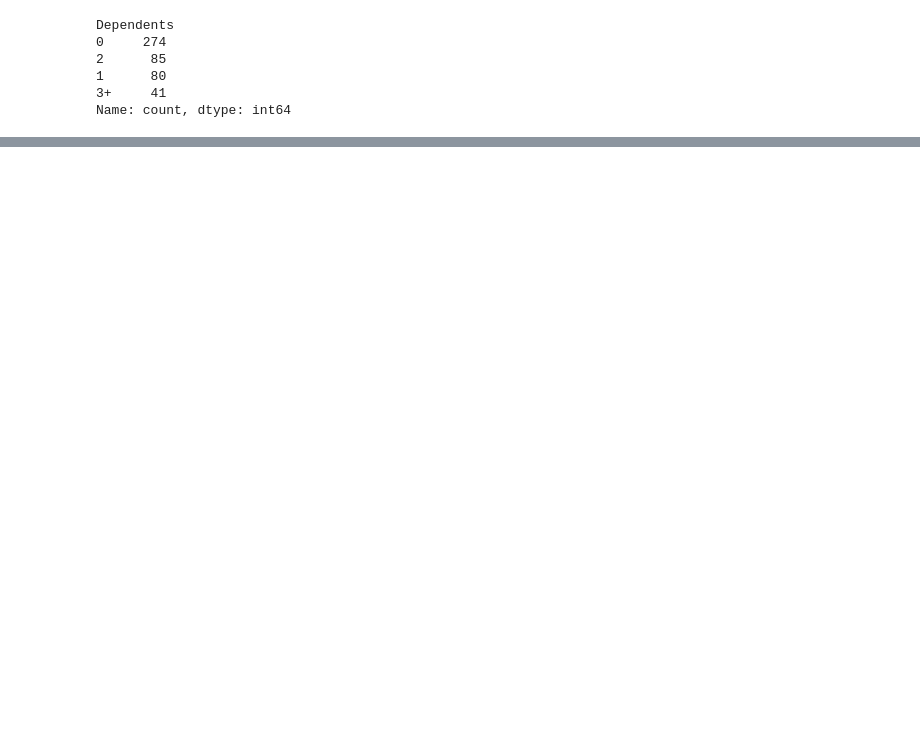
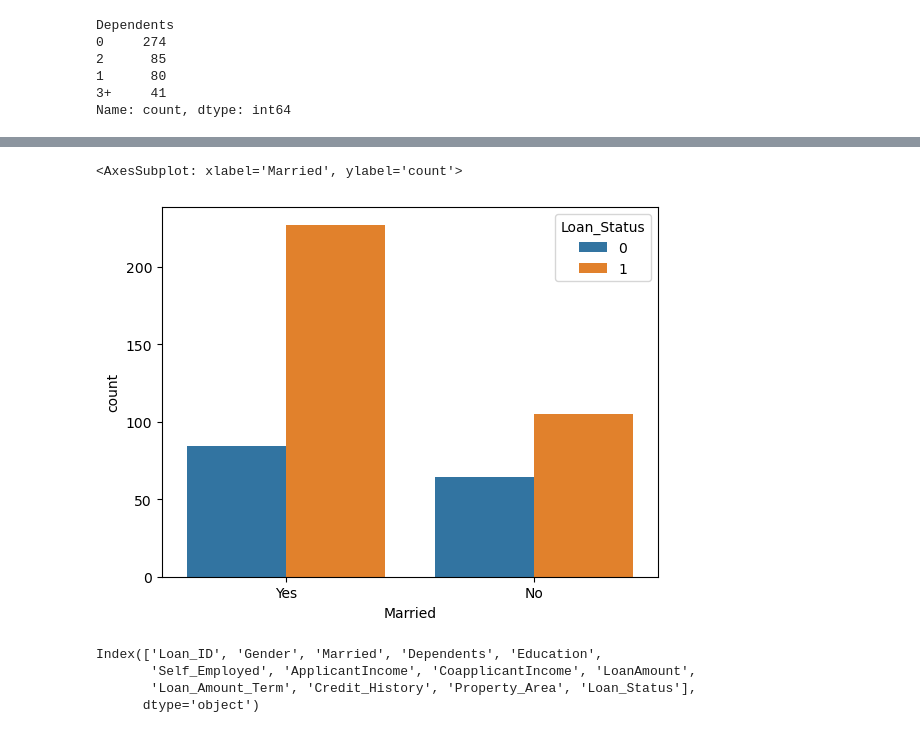
Before and after one commit to Aifedayo/Loan-Status-Prediction--SVM, a Jupyter notebook: src/notebook/loan_status_prediction.ipynb, the cells around one changed output, grey strips where cells are left out. Saved outputs shown, nothing was run; the diff lists cells and outputs as text; code cells hidden in the pictures; blank space fills up the shorter version.

```diff
--- a/src/notebook/loan_status_prediction.ipynb
+++ b/src/notebook/loan_status_prediction.ipynb
@@ -109,0 +133,12 @@ Name: count, dtype: int64
+# %%
+sns.countplot(loan_df, x='Married', hue='Loan_Status')
+# %% [output]
+<AxesSubplot: xlabel='Married', ylabel='count'>
+[figure, added]
+# %%
+loan_df.columns
+# %% [output]
+Index(['Loan_ID', 'Gender', 'Married', 'Dependents', 'Education',
+       'Self_Employed', 'ApplicantIncome', 'CoapplicantIncome', 'LoanAmount',
+       'Loan_Amount_Term', 'Credit_History', 'Property_Area', 'Loan_Status'],
+      dtype='object')
```
Also changed, not shown: parts of 7 cells of this notebook.
